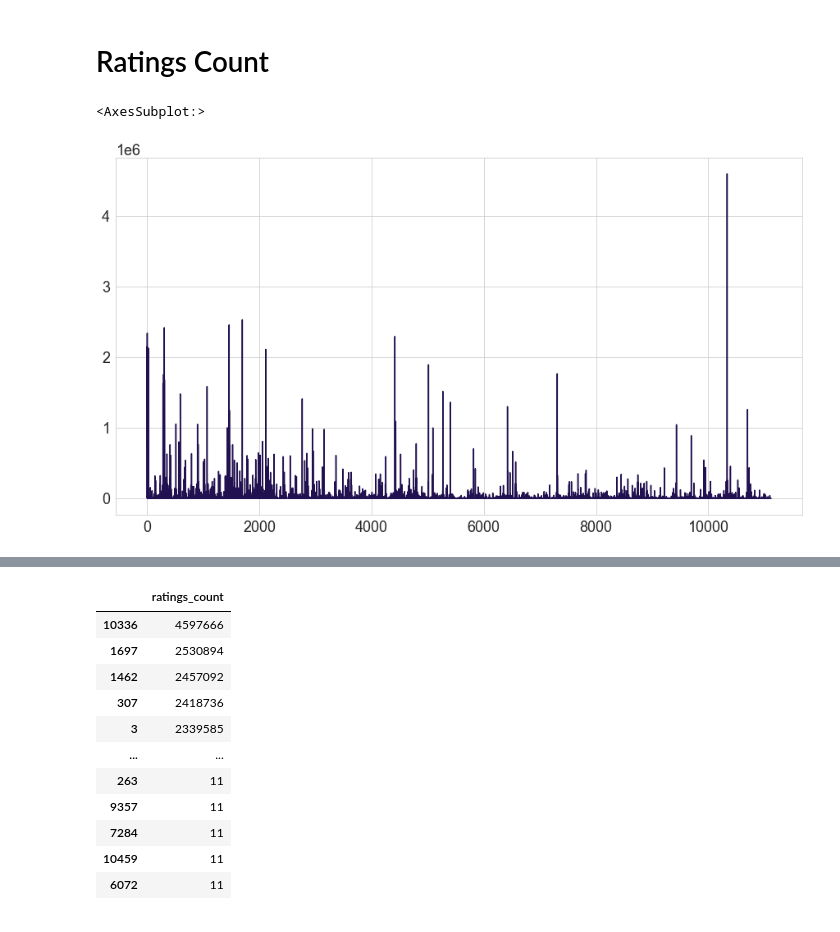
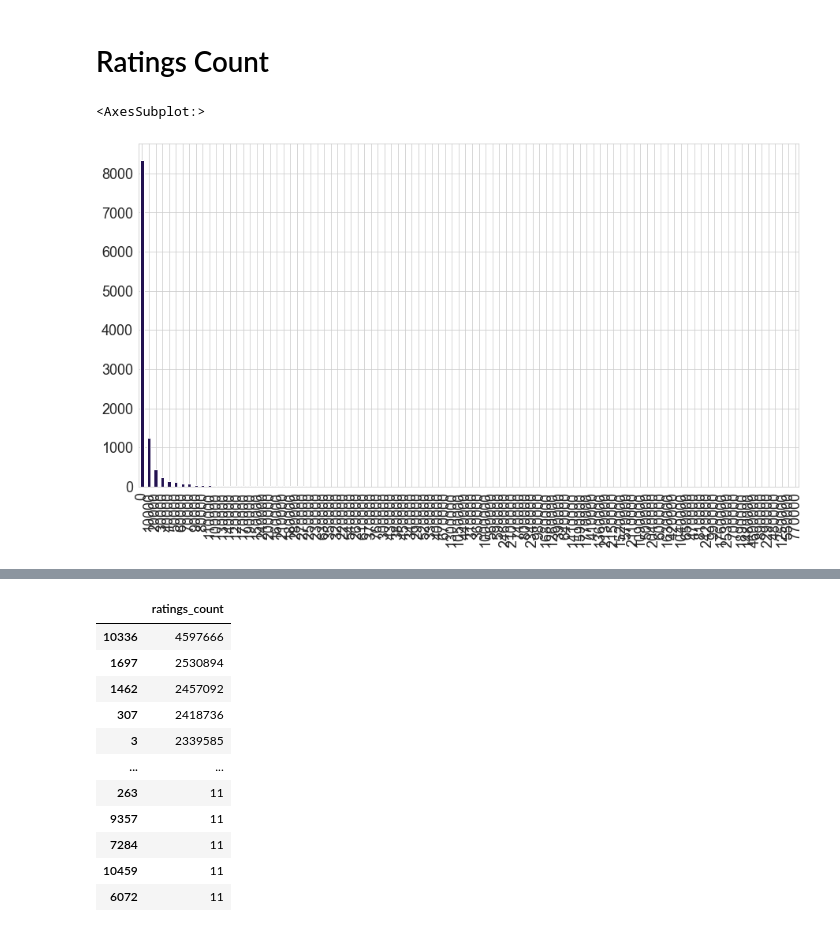
Before and after one commit to m0tela01/DataMining, a Jupyter notebook: Project3/project3-exploration-analysis.ipynb, the cells around one changed output, grey strips where cells are left out. Cells and saved outputs as stored; diff of their text form; code cells hidden in the pictures.

```diff
--- a/Project3/project3-exploration-analysis.ipynb
+++ b/Project3/project3-exploration-analysis.ipynb
@@ -174,8 +174,8 @@ df4["num_pages"].apply(lambda x: round(x, -2)).plot(kind="hist", bins=30)
 df4["num_pages"] = df4["num_pages"].apply(lambda x: round(x, -1))
 # %% [markdown]
 # Ratings Count
-# %%
-df["ratings_count"].plot()
-# %% [output]
-<AxesSubplot:>
-[figure, removed]
+# %%
+df["ratings_count"].apply(lambda x: round(x, -4)).value_counts().plot(kind="bar")
+# %% [output]
+<AxesSubplot:>
+[figure, added]
```
Also changed, not shown: parts of 21 cells of this notebook, 2 other files.
